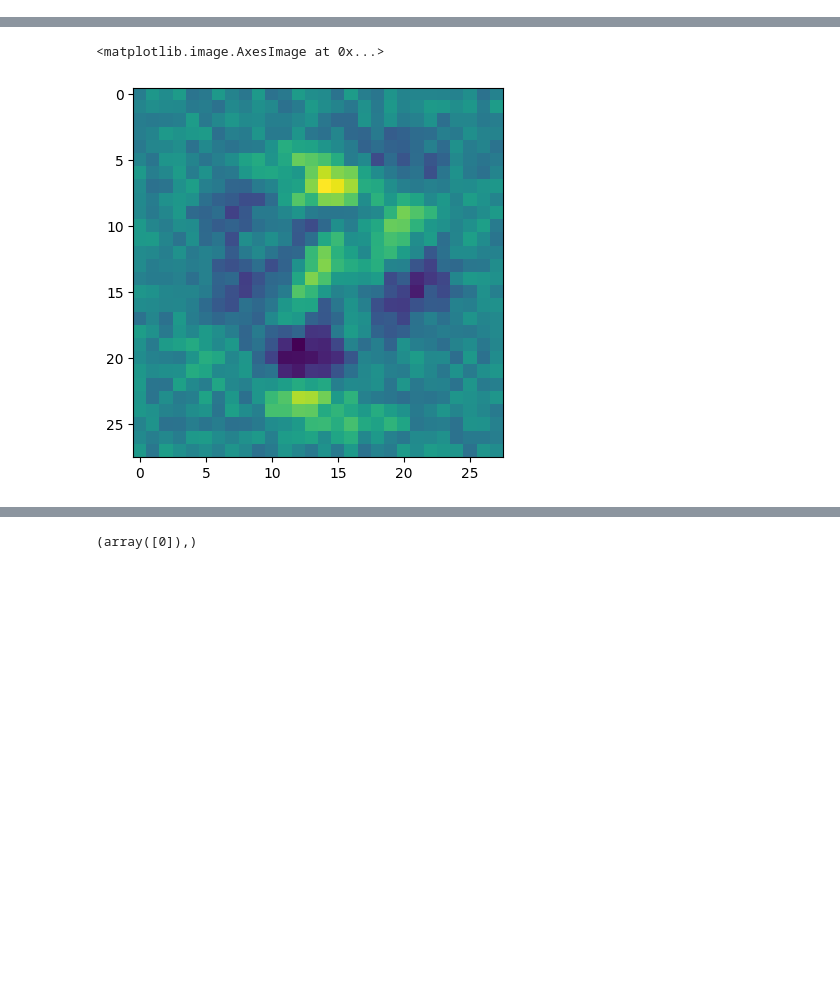
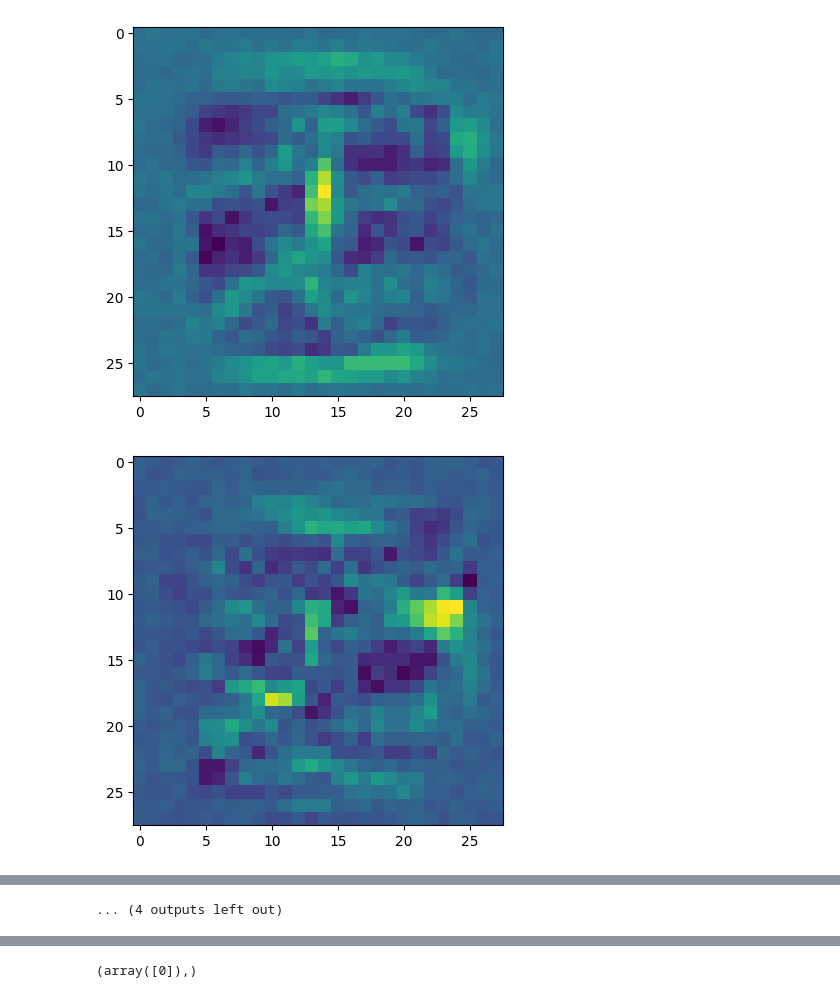
Before and after one commit to ABC10946/mnist-learning, a Jupyter notebook: nn_v2.ipynb, the cells around one changed output, grey strips where cells are left out. Cells and saved outputs as stored; diff of their text form; code cells hidden in the pictures; blank space fills up the shorter version.

```diff
--- a/nn_v2.ipynb
+++ b/nn_v2.ipynb
@@ -100,12 +101,15 @@ class NN:
 meandiff = 0
 nn = NN(784)
 
-for i in range(1):
+for i in range(10):
     for idx, elem in enumerate(inputData[0:60000]):
         result = nn.forward(elem)
         diff = result - labelData[idx]
         nn.backward(diff, 0.002)
 # %%
 for i in range(16):
-    plt.imshow(nn.weight1.T[2].reshape(28, 28))
+    plt.imshow(nn.weight1.T[i].reshape(28, 28))
+    plt.show()
 # %% [output]
+[figure, new version]
+[figure, added]
@@ -112,5 +126,4 @@ for i in range(16):
-<matplotlib.image.AxesImage at 0x...>
+... (4 outputs left out)
-[figure, old version]
 # %%
 plt.imshow(nn.weight2)
 # %% [output]
```
Also changed, not shown: parts of 4 cells of this notebook.
